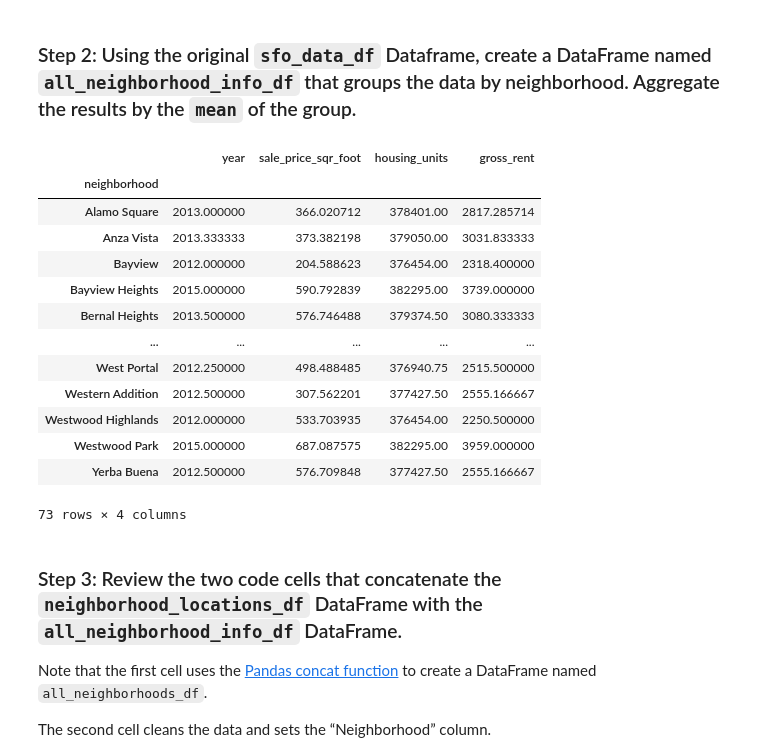
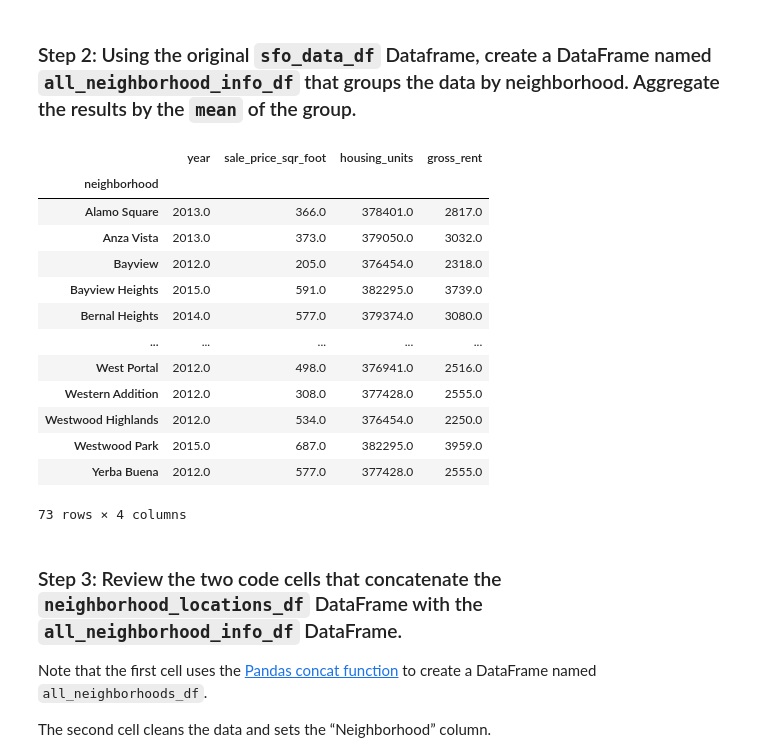
Before and after one commit to Olegreg762/FintechBootcamp, a Jupyter notebook: pyviz_homework/san_francisco_housing.ipynb, the cells around one changed output. Drawn from its saved outputs; the diff is of its cells as text; code cells hidden in the pictures.

```diff
--- a/pyviz_homework/san_francisco_housing.ipynb
+++ b/pyviz_homework/san_francisco_housing.ipynb
@@ -433,24 +430,24 @@ display(neighborhood_locations_df)
 ### Step 2: Using the original `sfo_data_df` Dataframe, create a DataFrame named `all_neighborhood_info_df` that groups the data by neighborhood. Aggregate the results by the `mean` of the group.
 # %%
 # Calculate the mean values for each neighborhood
-all_neighborhood_info_df = sfo_data_df.groupby('neighborhood').mean()
+all_neighborhood_info_df = sfo_data_df.groupby('neighborhood').mean().round()
 
 # Review the resulting DataFrame
 display(all_neighborhood_info_df)
 # %% [output]
 |  | year | sale_price_sqr_foot | housing_units | gross_rent |
 | neighborhood |  |  |  |  |
-| Alamo Square | 2013.000000 | 366.020712 | 378401.00 | 2817.285714 |
-| Anza Vista | 2013.333333 | 373.382198 | 379050.00 | 3031.833333 |
-| Bayview | 2012.000000 | 204.588623 | 376454.00 | 2318.400000 |
-| Bayview Heights | 2015.000000 | 590.792839 | 382295.00 | 3739.000000 |
-| Bernal Heights | 2013.500000 | 576.746488 | 379374.50 | 3080.333333 |
+| Alamo Square | 2013.0 | 366.0 | 378401.0 | 2817.0 |
+| Anza Vista | 2013.0 | 373.0 | 379050.0 | 3032.0 |
+| Bayview | 2012.0 | 205.0 | 376454.0 | 2318.0 |
+| Bayview Heights | 2015.0 | 591.0 | 382295.0 | 3739.0 |
+| Bernal Heights | 2014.0 | 577.0 | 379374.0 | 3080.0 |
 | ... | ... | ... | ... | ... |
-| West Portal | 2012.250000 | 498.488485 | 376940.75 | 2515.500000 |
-| Western Addition | 2012.500000 | 307.562201 | 377427.50 | 2555.166667 |
-| Westwood Highlands | 2012.000000 | 533.703935 | 376454.00 | 2250.500000 |
-| Westwood Park | 2015.000000 | 687.087575 | 382295.00 | 3959.000000 |
-| Yerba Buena | 2012.500000 | 576.709848 | 377427.50 | 2555.166667 |
+| West Portal | 2012.0 | 498.0 | 376941.0 | 2516.0 |
+| Western Addition | 2012.0 | 308.0 | 377428.0 | 2555.0 |
+| Westwood Highlands | 2012.0 | 534.0 | 376454.0 | 2250.0 |
+| Westwood Park | 2015.0 | 687.0 | 382295.0 | 3959.0 |
+| Yerba Buena | 2012.0 | 577.0 | 377428.0 | 2555.0 |
 73 rows × 4 columns
 # %% [markdown]
 ### Step 3: Review the two code cells that concatenate the `neighborhood_locations_df` DataFrame with the `all_neighborhood_info_df` DataFrame.
```
Also changed, not shown: parts of 7 cells of this notebook.
